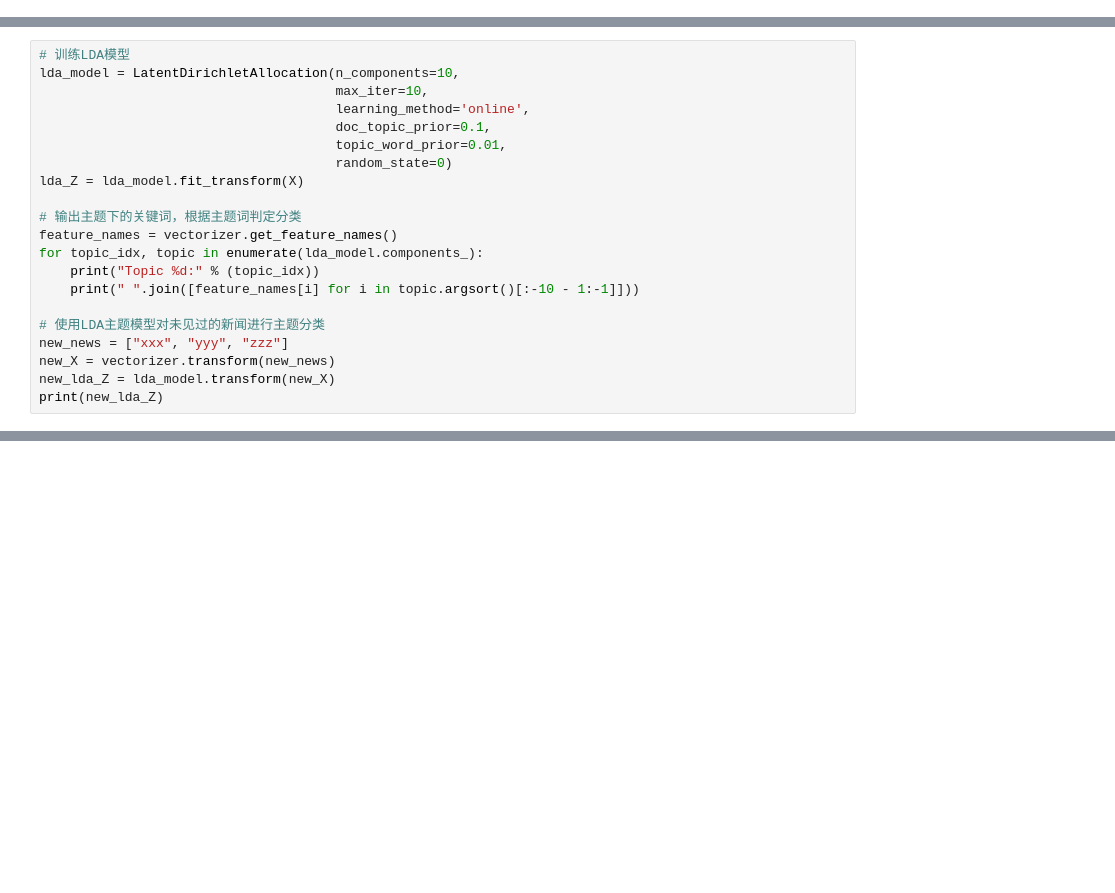
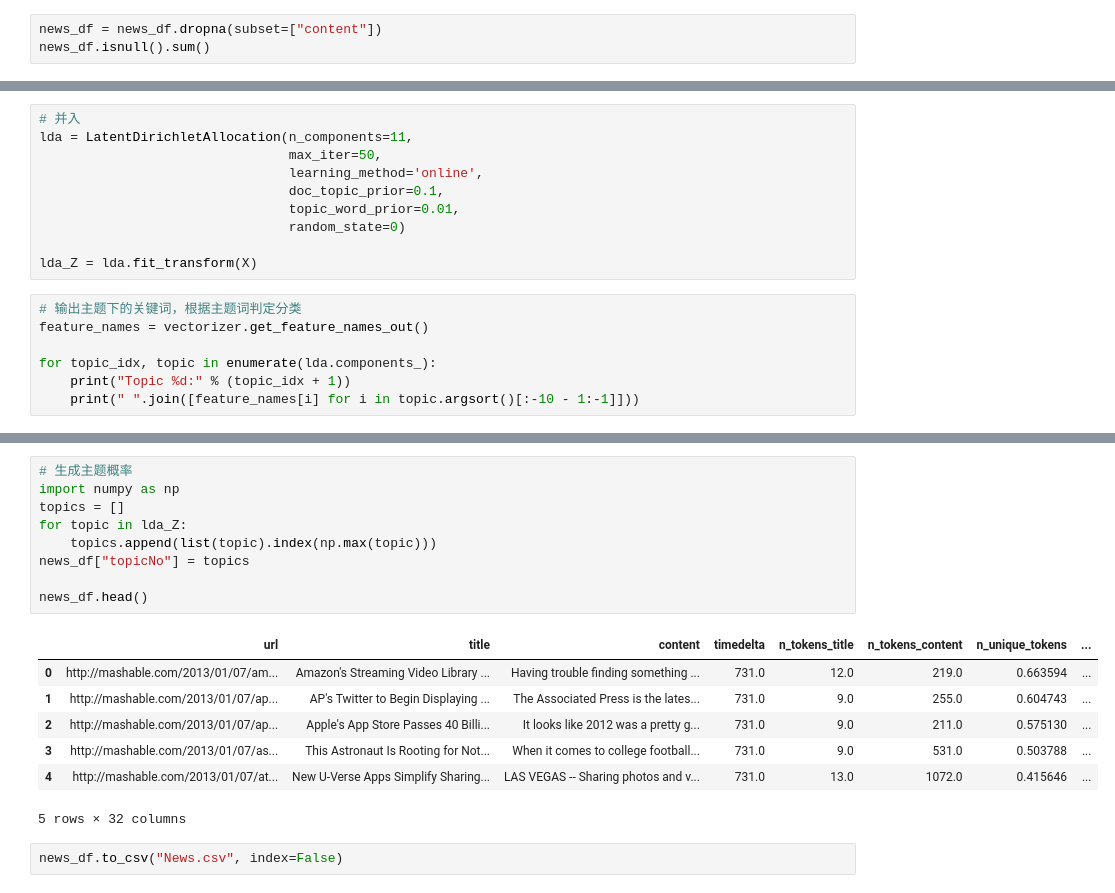
Before and after one commit to Blackteaxx/PythonDataAnalyze, a Jupyter notebook: GiveUpNow/lda.ipynb, the cells around one changed output, grey strips where cells are left out. Drawn from its saved outputs; the diff is of its cells as text; blank space fills up the shorter version.

```diff
--- a/GiveUpNow/lda.ipynb
+++ b/GiveUpNow/lda.ipynb
@@ -0,0 +37,3 @@
+# %%
+news_df = news_df.dropna(subset=["content"])
+news_df.isnull().sum()
@@ -32,21 +167,17 @@ X = vectorizer.fit_transform(news['text'])
+# %%
+# 并入
+lda = LatentDirichletAllocation(n_components=11,
+                                max_iter=50,
+                                learning_method='online',
+                                doc_topic_prior=0.1,
+                                topic_word_prior=0.01,
+                                random_state=0)
+
+lda_Z = lda.fit_transform(X)
 # %%
-# 训练LDA模型
-lda_model = LatentDirichletAllocation(n_components=10,
-                                      max_iter=10,
-                                      learning_method='online',
-                                      doc_topic_prior=0.1,
-                                      topic_word_prior=0.01,
-                                      random_state=0)
-lda_Z = lda_model.fit_transform(X)
+# 输出主题下的关键词，根据主题词判定分类
+feature_names = vectorizer.get_feature_names_out()
 
-# 输出主题下的关键词，根据主题词判定分类
-feature_names = vectorizer.get_feature_names()
-for topic_idx, topic in enumerate(lda_model.components_):
-    print("Topic %d:" % (topic_idx))
+for topic_idx, topic in enumerate(lda.components_):
+    print("Topic %d:" % (topic_idx + 1))
     print(" ".join([feature_names[i] for i in topic.argsort()[:-10 - 1:-1]]))
-
-# 使用LDA主题模型对未见过的新闻进行主题分类
-new_news = ["xxx", "yyy", "zzz"]
-new_X = vectorizer.transform(new_news)
-new_lda_Z = lda_model.transform(new_X)
-print(new_lda_Z)
@@ -52,0 +202,19 @@ print(new_lda_Z)
+# %%
+# 生成主题概率
+import numpy as np
+topics = []
+for topic in lda_Z:
+    topics.append(list(topic).index(np.max(topic)))
+news_df["topicNo"] = topics
+
+news_df.head()
+# %% [output]
+|  | url | title | content | timedelta | n_tokens_title | n_tokens_content | n_unique_tokens | ... |
+| 0 | http://mashable.com/2013/01/07/am... | Amazon's Streaming Video Library ... | Having trouble finding something ... | 731.0 | 12.0 | 219.0 | 0.663594 | ... |
+| 1 | http://mashable.com/2013/01/07/ap... | AP's Twitter to Begin Displaying ... | The Associated Press is the lates... | 731.0 | 9.0 | 255.0 | 0.604743 | ... |
+| 2 | http://mashable.com/2013/01/07/ap... | Apple's App Store Passes 40 Billi... | It looks like 2012 was a pretty g... | 731.0 | 9.0 | 211.0 | 0.575130 | ... |
+| 3 | http://mashable.com/2013/01/07/as... | This Astronaut Is Rooting for Not... | When it comes to college football... | 731.0 | 9.0 | 531.0 | 0.503788 | ... |
+| 4 | http://mashable.com/2013/01/07/at... | New U-Verse Apps Simplify Sharing... | LAS VEGAS -- Sharing photos and v... | 731.0 | 13.0 | 1072.0 | 0.415646 | ... |
+5 rows × 32 columns
+# %%
+news_df.to_csv("News.csv", index=False)
```
Also changed, not shown: parts of 17 cells of this notebook, 9 other files.
